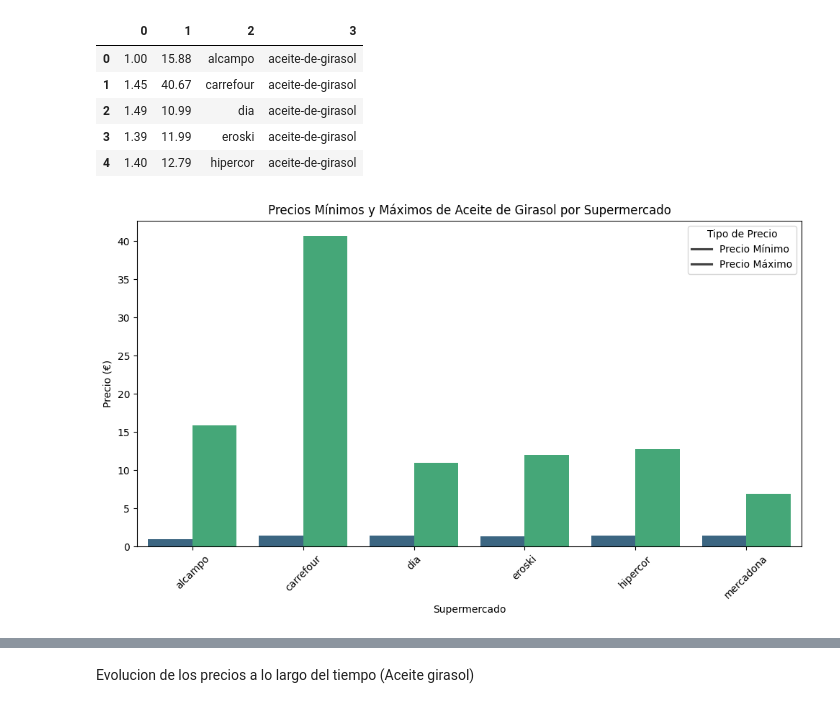
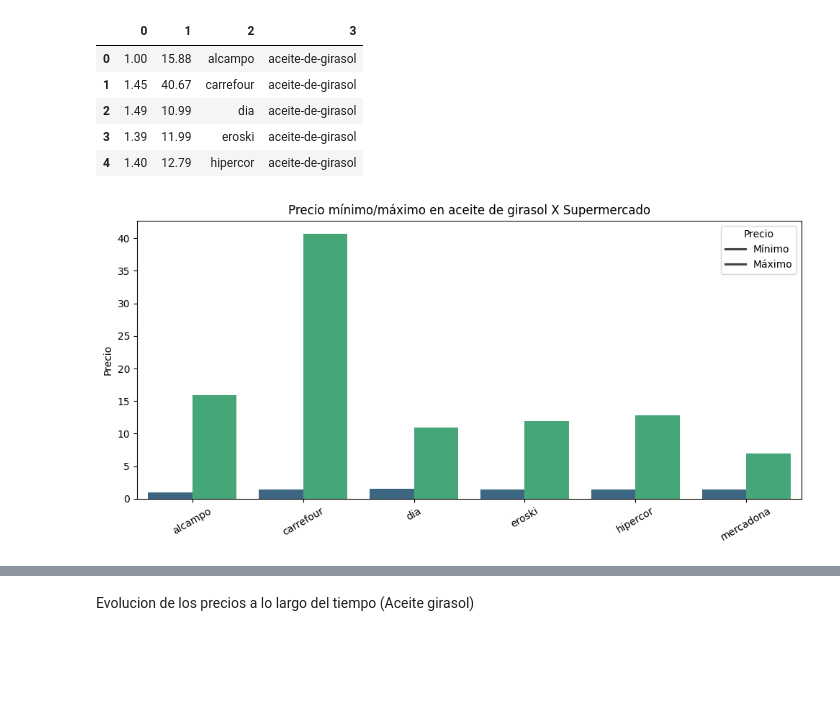
Before and after one commit to ngcarvajall/Proyecto1-AnalisisFacua, a Jupyter notebook: Notebooks/EDA.ipynb, the cells around one changed output, grey strips where cells are left out. Saved outputs shown, nothing was run; the diff lists cells and outputs as text; code cells hidden in the pictures; blank space fills up the shorter version.

```diff
--- a/Notebooks/EDA.ipynb
+++ b/Notebooks/EDA.ipynb
@@ -129,7 +129,7 @@ Queries
 Comparar precios entre supermercados: determinar qué supermercados ofrecen los precios más bajos y cuáles son más caros para cada producto.
 # %%
 cursor=conexion.cursor()
-query_min_max_leche="""
+query_min_max_cat="""
 SELECT min(precio) AS precio_minimo, max(precio) AS precio_maximo, s.supermercado , c.categoria
 FROM datos_historicos dh
 inner JOIN supermercado s
@@ -139,6 +139,6 @@ ON dh.id_categoria = c.id_categoria
 GROUP BY c.categoria, s.supermercado
 ORDER BY c.categoria, s.supermercado;
 """
-cursor.execute(query_min_max_leche)
-df_min_max_leche= pd.DataFrame(cursor.fetchall())
+cursor.execute(query_min_max_cat)
+df_min_max_= pd.DataFrame(cursor.fetchall())
 # %%
@@ -152,40 +152,32 @@ df_min_max_leche.head()
 | 4 | 1.40 | 12.79 | hipercor | aceite-de-girasol |
 # %%
 # Renombrar las columnas de acuerdo a su contenido
-df_min_max_leche.columns = ['precio_minimo', 'precio_maximo', 'supermercado', 'categoria']
+df_min_max_.columns = ['precio_minimo', 'precio_maximo', 'supermercado', 'categoria']
 # %%
-# import seaborn as sns
-# import matplotlib.pyplot as plt
-# import pandas as pd
-
-# # Asegurarse de que las columnas tengan nombres adecuados
-# df.columns = ['precio_minimo', 'precio_maximo', 'supermercado', 'categoria']
-
-# Convertir el DataFrame a formato 'long'
-df_long = pd.melt(df_min_max_leche, id_vars=['categoria', 'supermercado'],
+df_long = pd.melt(df_min_max_, id_vars=['categoria', 'supermercado'],
                   value_vars=['precio_minimo', 'precio_maximo'],
                   var_name='tipo_precio', value_name='precio')
 
 # Filtrar solo la categoría "aceite-de-girasol" si hay múltiples categorías en el DataFrame
 df_aceite = df_long[df_long['categoria'] == 'aceite-de-girasol']
 
 # Crear el gráfico de barras agrupado
-plt.figure(figsize=(10, 6))
+plt.figure(figsize=(10, 5))
 sns.barplot(
     data=df_aceite,
     x='supermercado',
     y='precio',
     hue='tipo_precio',
     palette="viridis"
 )
 
 # Personalizar etiquetas y título
-plt.title("Precios Mínimos y Máximos de Aceite de Girasol por Supermercado")
-plt.xlabel("Supermercado")
-plt.ylabel("Precio (€)")
-plt.legend(title="Tipo de Precio", labels=["Precio Mínimo", "Precio Máximo"])
-plt.xticks(rotation=45)  # Asegura que los nombres de supermercados se vean claramente
+plt.title("Precio mínimo/máximo en aceite de girasol X Supermercado")
+plt.xlabel("")
+plt.ylabel("Precio")
+plt.legend(title="Precio", labels=["Mínimo", "Máximo"])
+plt.xticks(rotation=30)  # Asegura que los nombres de supermercados se vean claramente
 plt.tight_layout()
 plt.show()
 # %% [output]
-[figure, old version]
+[figure, new version]
```
Also changed, not shown: parts of 25 cells of this notebook.
